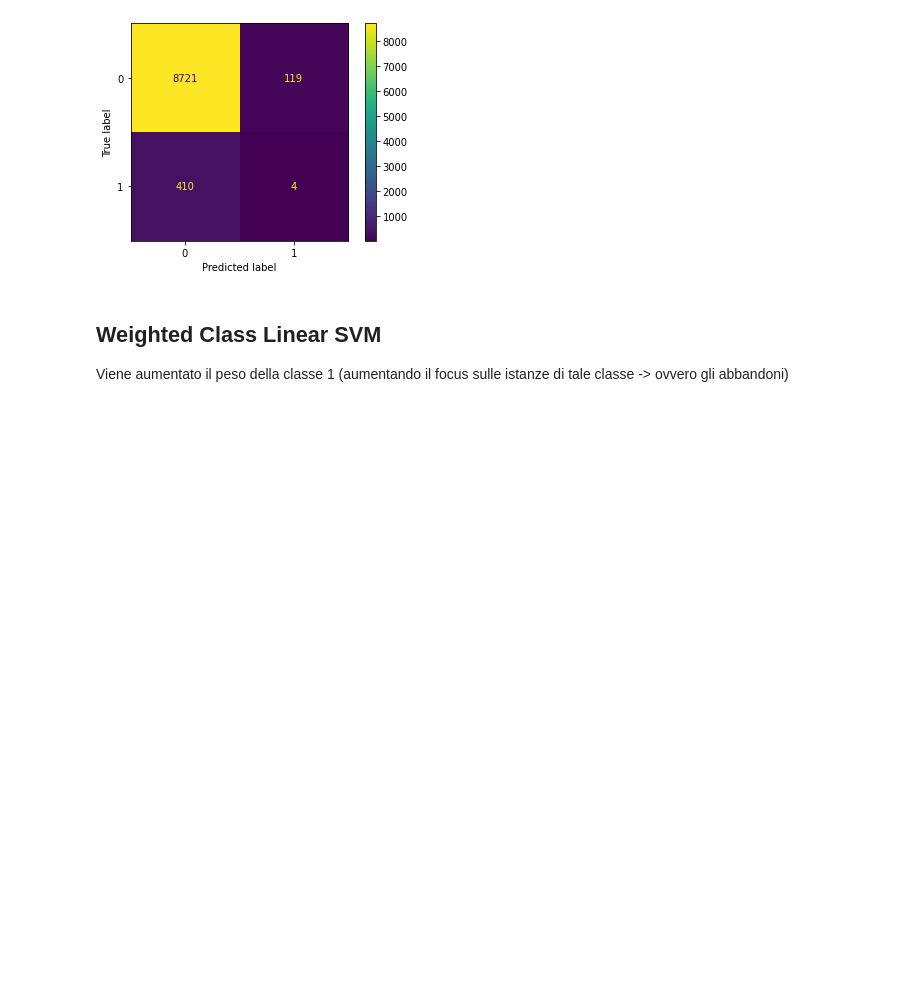
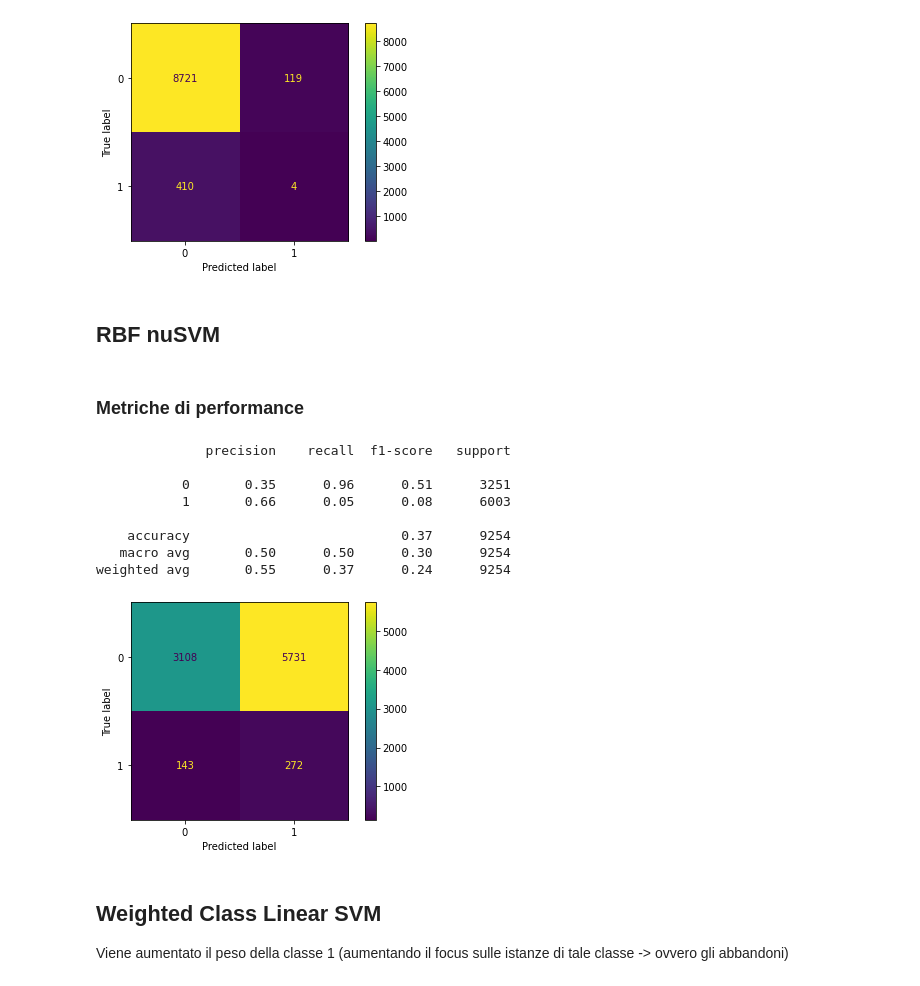
Before and after one commit to alepistola/AI-OkComputer, a Jupyter notebook: dropoutExplain.ipynb, the cells around one changed output. Cells and saved outputs as stored; diff of their text form; code cells hidden in the pictures; blank space fills up the shorter version.

```diff
--- a/dropoutExplain.ipynb
+++ b/dropoutExplain.ipynb
@@ -408,3 +409,5 @@ print_classification_report_n_mconfusion(y_predict, y_test)
    macro avg       0.50      0.49      0.49      9254
 weighted avg       0.97      0.94      0.96      9254
 [figure]
+# %% [markdown]
+## RBF nuSVM
@@ -411,3 +426,17 @@ weighted avg       0.97      0.94      0.96      9254
+# %% [markdown]
+### Metriche di performance
+# %%
+print_classification_report_n_mconfusion(y_predict, y_test)
+# %% [output]
+              precision    recall  f1-score   support
+
+           0       0.35      0.96      0.51      3251
+           1       0.66      0.05      0.08      6003
+
+    accuracy                           0.37      9254
+   macro avg       0.50      0.50      0.30      9254
+weighted avg       0.55      0.37      0.24      9254
+[figure, added]
 # %% [markdown]
 ## Weighted Class Linear SVM
 Viene aumentato il peso della classe 1 (aumentando il focus sulle istanze di tale classe -> ovvero gli abbandoni)
```
Also changed, not shown: parts of 10 cells of this notebook, 2 other files.
